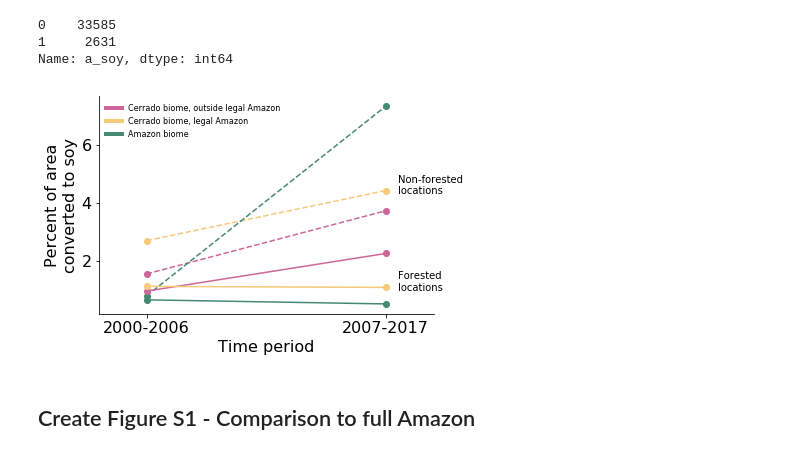
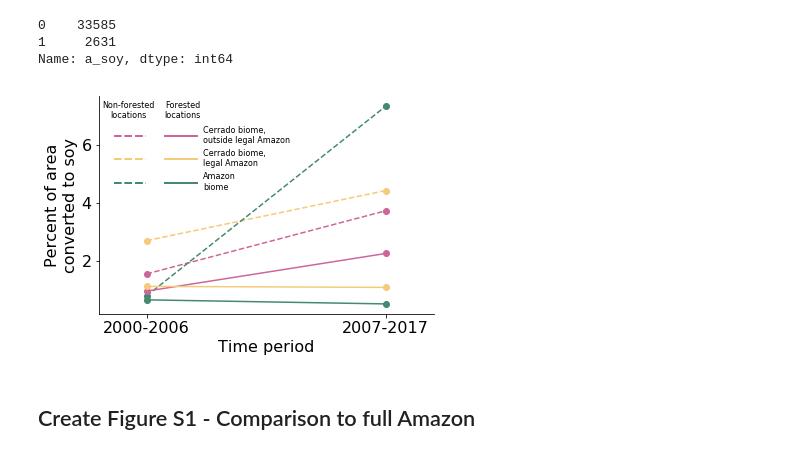
Before and after one commit to rheilmayr/asm, a Jupyter notebook: soym_points_public.ipynb, the cells around one changed output. Saved outputs shown, nothing was run; the diff lists cells and outputs as text; code cells hidden in the pictures.

Commit message:
Fixing figure 3 in response to reviewer comments

```diff
--- a/soym_points_public.ipynb
+++ b/soym_points_public.ipynb
@@ -17,7 +17,7 @@ import dirfuncs
 import plot_tools
 # %%
 dropbox_dir = dirfuncs.guess_dropbox_dir()
-data_dir = dropbox_dir + 'soyM/analysis/public/'
+data_dir = dropbox_dir + 'soyM/analysis/8-20-19/'
 # %% [markdown]
 ## Set plotting parameters
 # %%
@@ -158,25 +174,34 @@ convert_df = convert_df.rename(columns = {2006: '2000-2006', 2017: '2007-2017'})
 # %%
 fig, ax = plt.subplots()
 ax.plot(convert_df.loc[(0,0,0)], marker = 'o', linestyle = '--', color = palette['notleg'])
 ax.plot(convert_df.loc[(0,1,0)], marker = 'o', linestyle = '--', color = palette['notbiom'])
 ax.plot(convert_df.loc[(0,1,1)], marker = 'o', linestyle = '--', color = palette['soym'])
 ax.plot(convert_df.loc[(1,0,0)], marker = 'o', linestyle = '-', color = palette['notleg'])
 ax.plot(convert_df.loc[(1,1,0)], marker = 'o', linestyle = '-', color = palette['notbiom'])
 ax.plot(convert_df.loc[(1,1,1)], marker = 'o', linestyle = '-', color = palette['soym'])
 ax.set_ylabel('Percent of area\nconverted to soy')
 ax.set_xlabel('Time period')
 ax.set_xlim((-0.2, 1.2))
-ax.annotate('Non-forested\nlocations', xy = (1.05, 4.3), fontsize = 10)
-ax.annotate('Forested\nlocations', xy = (1.05, 1.0), fontsize = 10)
+
 sns.despine()
-handles = [plt.Line2D(range(10), range(10), linestyle='-', color = palette['notleg'], linewidth = 4),
-           plt.Line2D(range(10), range(10), linestyle='-', color = palette['notbiom'], linewidth = 4),
-           plt.Line2D(range(10), range(10), linestyle='-', color = palette['soym'], linewidth = 4)]
-labels = ['Cerrado biome, outside legal Amazon', 'Cerrado biome, legal Amazon', 'Amazon biome']
-lgd = ax.legend(handles, labels, fontsize = 8, frameon = False)
+handle_len = 50
+handles = [plt.Line2D(range(handle_len), range(handle_len), linestyle='-', color = palette['notleg'], linewidth = 2),
+           plt.Line2D(range(handle_len), range(handle_len), linestyle='-', color = palette['notbiom'], linewidth = 2),
+           plt.Line2D(range(handle_len), range(handle_len), linestyle='-', color = palette['soym'], linewidth = 2)]
+labels = ['Cerrado biome,\noutside legal Amazon', 'Cerrado biome,\nlegal Amazon', 'Amazon\nbiome']
+lgd1 = ax.legend(handles, labels, fontsize = 8, frameon = False, loc = "upper left", bbox_to_anchor=(.175,.9), handlelength = 4)
+handles = [plt.Line2D(range(handle_len), range(handle_len), linestyle='--', color = palette['notleg'], linewidth = 2),
+           plt.Line2D(range(handle_len), range(handle_len), linestyle='--', color = palette['notbiom'], linewidth = 2),
+           plt.Line2D(range(handle_len), range(handle_len), linestyle='--', color = palette['soym'], linewidth = 2)]
+labels = ['\n', '\n', '\n']
+lgd2 = ax.legend(handles, labels, fontsize = 8, frameon = False, loc = "upper left", bbox_to_anchor=(0.025,.9), handlelength=4)
+ax.add_artist(lgd1)
+ax.add_artist(lgd2)
+ax.annotate('Non-forested\nlocations', xy = (0.09, 0.90), xycoords = "axes fraction", fontsize = 8, ha="center")
+ax.annotate('Forested\nlocations', xy = (0.25, 0.90), xycoords = "axes fraction", fontsize = 8, ha="center")
 fig.savefig(data_dir + 'figures/f3_conversion.svg', bbox_inches = 'tight')
 # %% [output]
-[figure, old version]
+[figure, new version]
 # %% [markdown]
 ## Create Figure S1 - Comparison to full Amazon
 # %%
```
Also changed, not shown: parts of 6 cells of this notebook.
